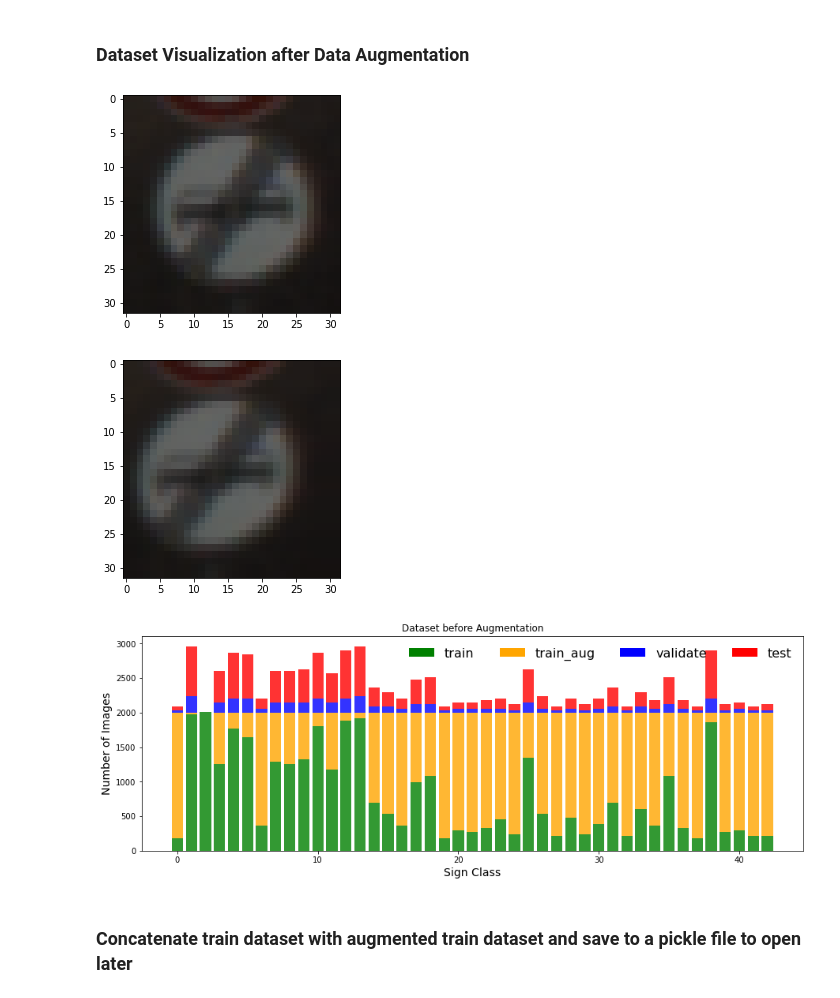
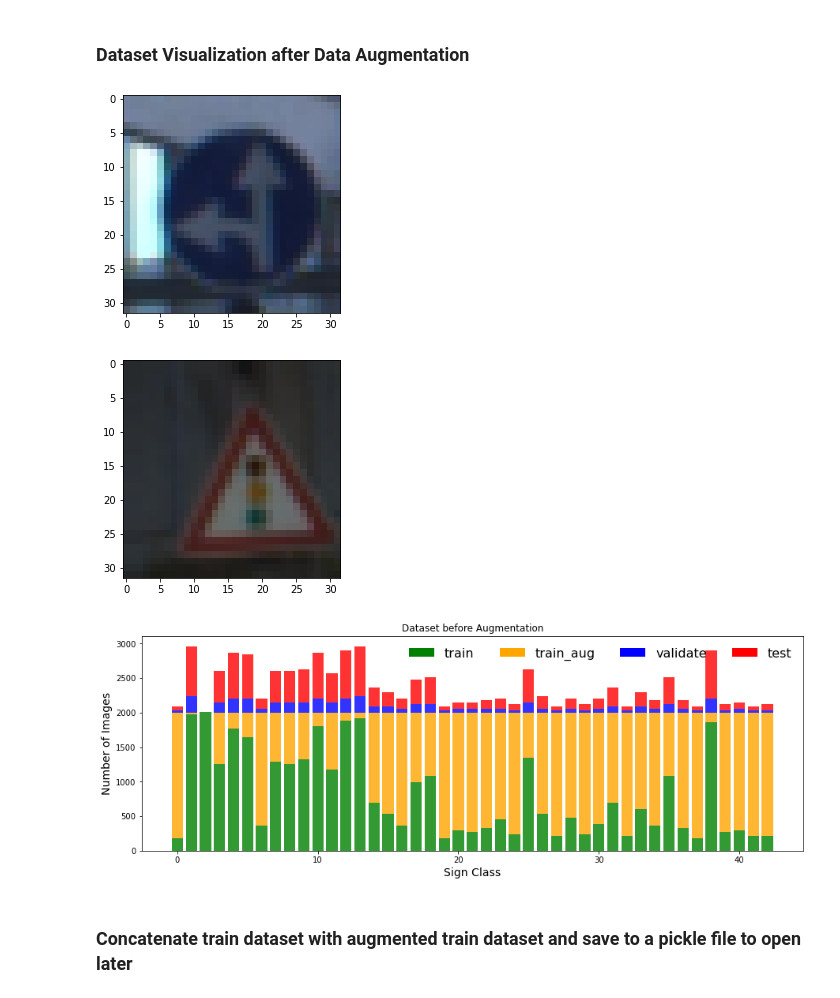
Before and after one commit to 28licaris/CarND-Traffic-Sign-Classifier, a Jupyter notebook: Traffic_Sign_Classifier.ipynb, the cells around one changed output. Drawn from its saved outputs; the diff is of its cells as text; code cells hidden in the pictures.

```diff
--- a/Traffic_Sign_Classifier.ipynb
+++ b/Traffic_Sign_Classifier.ipynb
@@ -520,7 +538,7 @@ print(x_train_aug.shape)
 # %% [markdown]
 ### Dataset Visualization after Data Augmentation
 # %%
-num = 20
+num = 5000
 plt.figure()
 plt.imshow(x_train[num])
 
@@ -531,35 +549,35 @@ plt.imshow(x_train_aug[num].astype(np.uint8))
 data_count = {}
 data_count['train_count'] = collections.Counter(y_train)
 data_count['train_aug_count'] = collections.Counter(y_train_aug)
 data_count['valid_count'] = collections.Counter(y_valid)
 data_count['test_count'] = collections.Counter(y_test)
 
 # Create a dataframe from above dictionary
 df = pd.DataFrame.from_dict(data_count, orient='columns').reset_index()
 df = df.rename(columns={'index':'ClassId'})
 
 # Plot the 3 data sets on the same bar chart
 plt.figure(figsize=(15,5))
 train = plt.bar(df['ClassId'].values, df['train_count'].values, alpha=0.8, color='g')
 train_aug = plt.bar(df['ClassId'].values, df['train_aug_count'].values, alpha=0.8, color='orange', bottom=df['train_count'].values)
 valid = plt.bar(df['ClassId'].values, df['valid_count'].values, alpha=0.8, color='b', bottom=df['train_count'].values + df['train_aug_count'].values)
 test = plt.bar(df['ClassId'].values, df['test_count'].values, alpha=0.8, color='r', bottom=df['train_count'].values + df['train_aug_count'].values + df['valid_count'].values)
 
 # Create legend
 topbar = plt.Rectangle((0,0),1,1,fc='r', edgecolor = 'none')
 middlebar2 = plt.Rectangle((0,0),1,1,fc='orange', edgecolor = 'none')
 middlebar = plt.Rectangle((0,0),1,1,fc='b', edgecolor = 'none')
 bottombar = plt.Rectangle((0,0),1,1,fc='g',  edgecolor = 'none')
 l = plt.legend([bottombar, middlebar2, middlebar, topbar], ['train', 'train_aug', 'validate', 'test'], loc=1, ncol = 4, prop={'size':16})
 l.draw_frame(False)
 
 plt.title('Dataset before Augmentation')
 plt.xlabel('Sign Class', fontsize=14),
 plt.ylabel('Number of Images', fontsize=14)
 plt.show()
 # %% [output]
-[figure, old version]
+[figure, new version]
-[figure, old version]
+[figure, new version]
 [figure]
 # %% [markdown]
 ### Concatenate train dataset with augmented train dataset and save to a pickle file to open later
```
Also changed, not shown: parts of 12 cells of this notebook, 10 other files.
